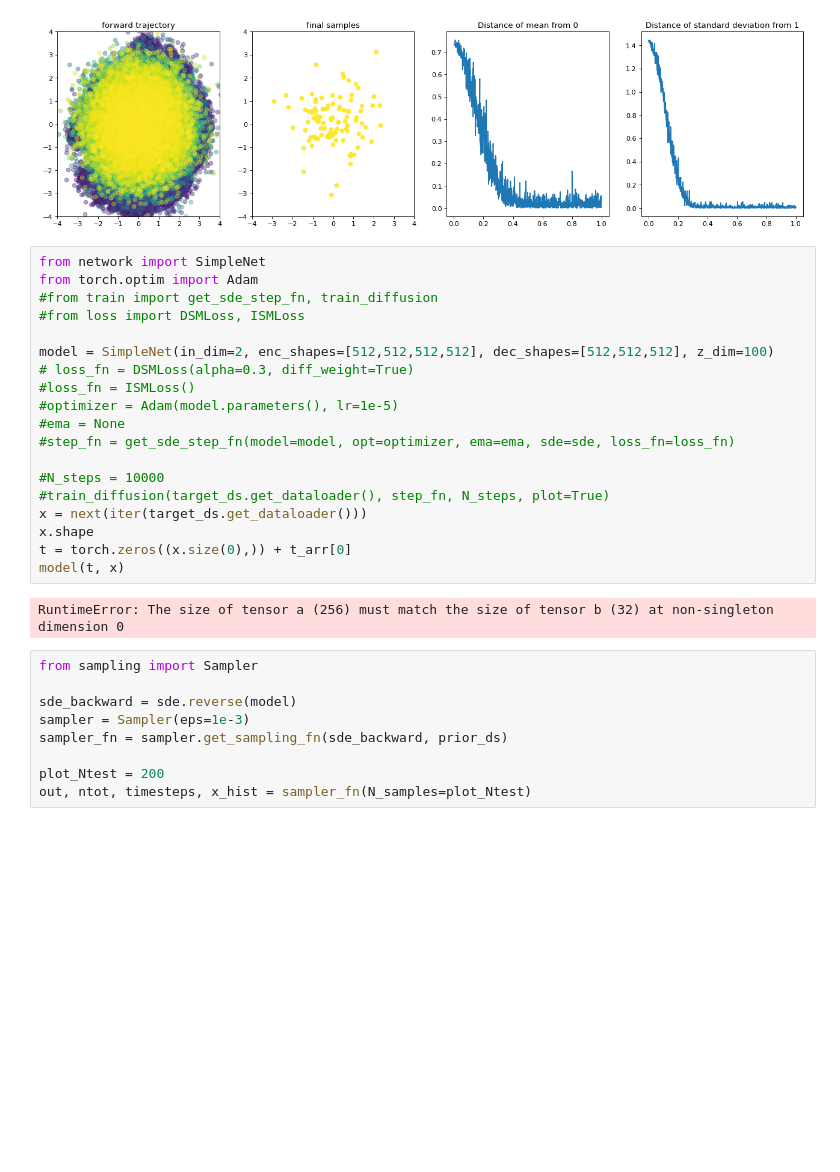
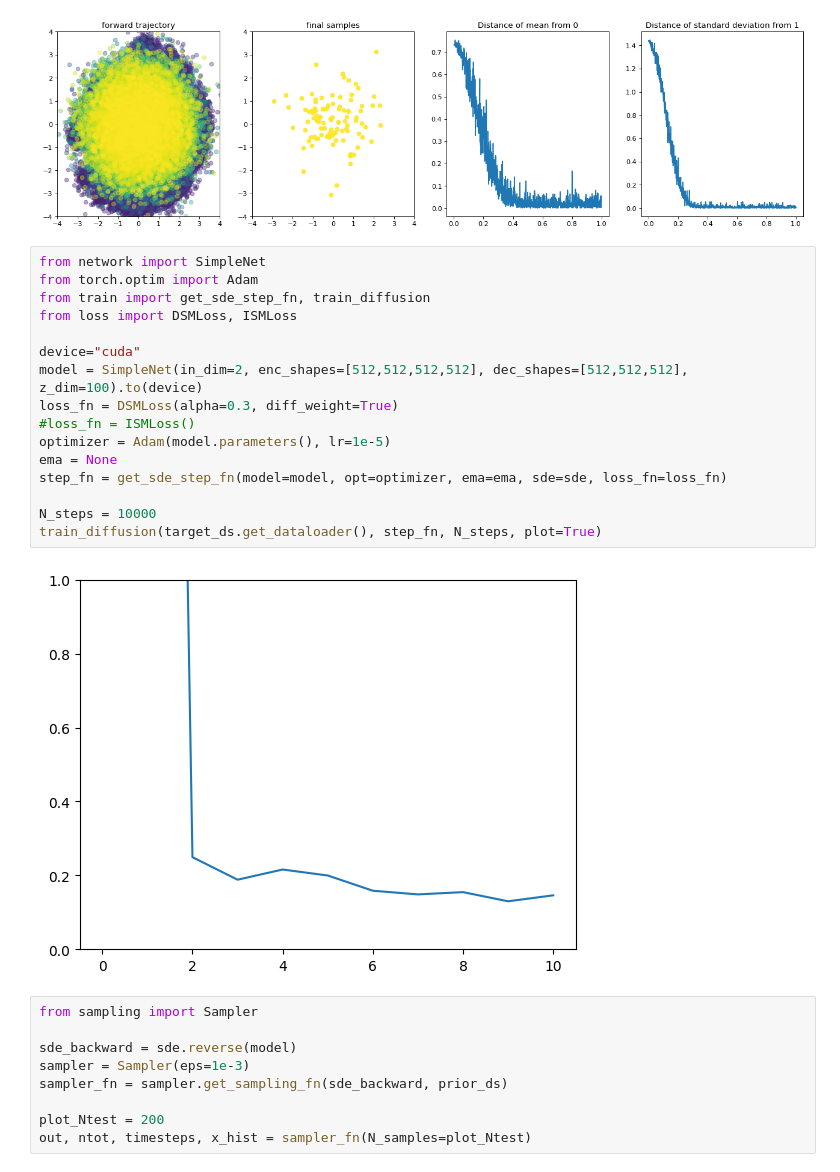
Before and after one commit to LukaMucko/Diffusion-Models, a Jupyter notebook: sde_todo/HelloScore.ipynb, the cells around one changed output. Drawn from its saved outputs; the diff is of its cells as text; blank space fills up the shorter version.

Commit message:
Training

```diff
--- a/sde_todo/HelloScore.ipynb
+++ b/sde_todo/HelloScore.ipynb
@@ -99,24 +99,21 @@ ax.grid(False)
 # %%
 from network import SimpleNet
 from torch.optim import Adam
-#from train import get_sde_step_fn, train_diffusion
-#from loss import DSMLoss, ISMLoss
+from train import get_sde_step_fn, train_diffusion
+from loss import DSMLoss, ISMLoss
 
-model = SimpleNet(in_dim=2, enc_shapes=[512,512,512,512], dec_shapes=[512,512,512], z_dim=100)
-# loss_fn = DSMLoss(alpha=0.3, diff_weight=True)
+device="cuda"
+model = SimpleNet(in_dim=2, enc_shapes=[512,512,512,512], dec_shapes=[512,512,512], z_dim=100).to(device)
+loss_fn = DSMLoss(alpha=0.3, diff_weight=True)
 #loss_fn = ISMLoss()
-#optimizer = Adam(model.parameters(), lr=1e-5)
-#ema = None
-#step_fn = get_sde_step_fn(model=model, opt=optimizer, ema=ema, sde=sde, loss_fn=loss_fn)
+optimizer = Adam(model.parameters(), lr=1e-5)
+ema = None
+step_fn = get_sde_step_fn(model=model, opt=optimizer, ema=ema, sde=sde, loss_fn=loss_fn)
 
-#N_steps = 10000
-#train_diffusion(target_ds.get_dataloader(), step_fn, N_steps, plot=True)
-x = next(iter(target_ds.get_dataloader()))
-x.shape
-t = torch.zeros((x.size(0),)) + t_arr[0]
-model(t, x)
+N_steps = 10000
+train_diffusion(target_ds.get_dataloader(), step_fn, N_steps, plot=True)
 # %% [output]
-RuntimeError: The size of tensor a (256) must match the size of tensor b (32) at non-singleton dimension 0
+[figure, added]
 # %%
 from sampling import Sampler
 
```
Also changed, not shown: 3 other files.
